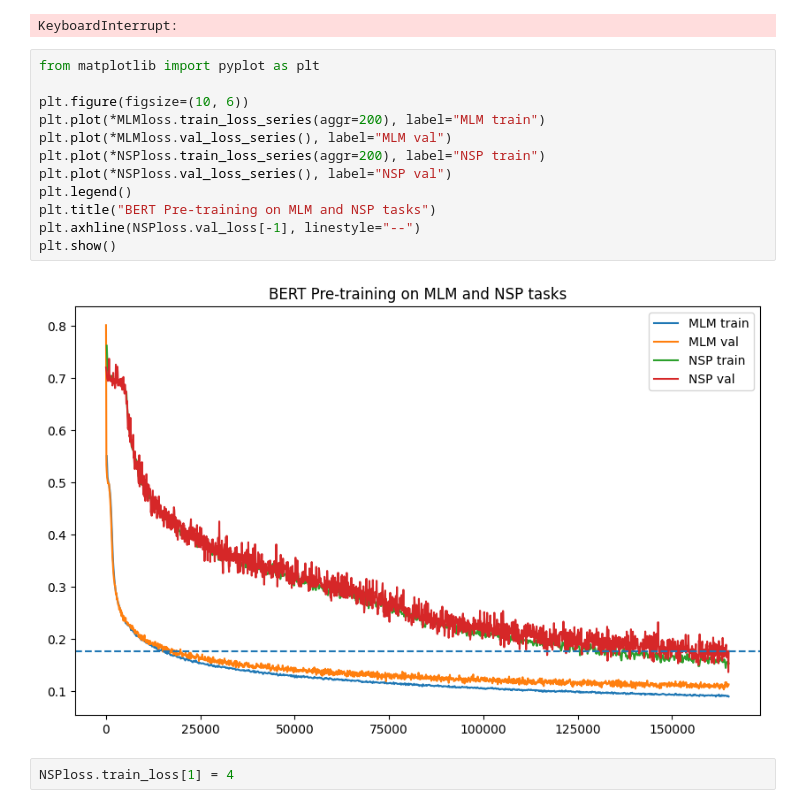
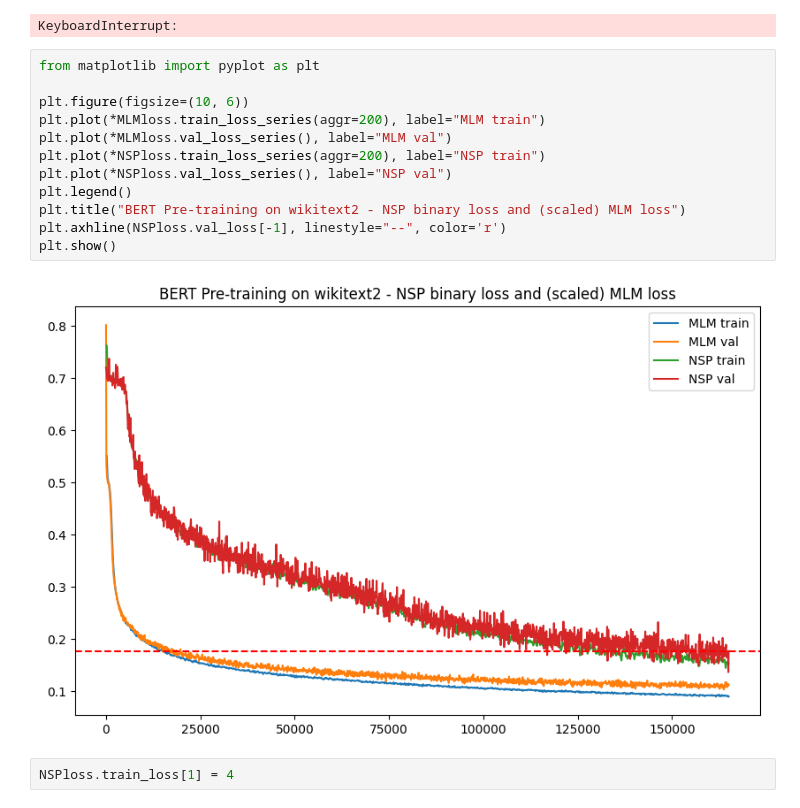
Before and after one commit to SolbiatiAlessandro/machine-learning, a Jupyter notebook: BERT/BERT.ipynb, the cells around one changed output. Cells and saved outputs as stored; diff of their text form.

```diff
--- a/BERT/BERT.ipynb
+++ b/BERT/BERT.ipynb
@@ -538,17 +538,17 @@ KeyboardInterrupt:
 # %%
 from matplotlib import pyplot as plt
 
 plt.figure(figsize=(10, 6))
 plt.plot(*MLMloss.train_loss_series(aggr=200), label="MLM train")
 plt.plot(*MLMloss.val_loss_series(), label="MLM val")
 plt.plot(*NSPloss.train_loss_series(aggr=200), label="NSP train")
 plt.plot(*NSPloss.val_loss_series(), label="NSP val")
 plt.legend()
-plt.title("BERT Pre-training on MLM and NSP tasks")
-plt.axhline(NSPloss.val_loss[-1], linestyle="--")
+plt.title("BERT Pre-training on wikitext2 - NSP binary loss and (scaled) MLM loss")
+plt.axhline(NSPloss.val_loss[-1], linestyle="--", color='r')
 plt.show()
 # %% [output]
-[figure, old version]
+[figure, new version]
 # %%
 NSPloss.train_loss[1] = 4
 # %%
```
Also changed, not shown: 6 other files.
